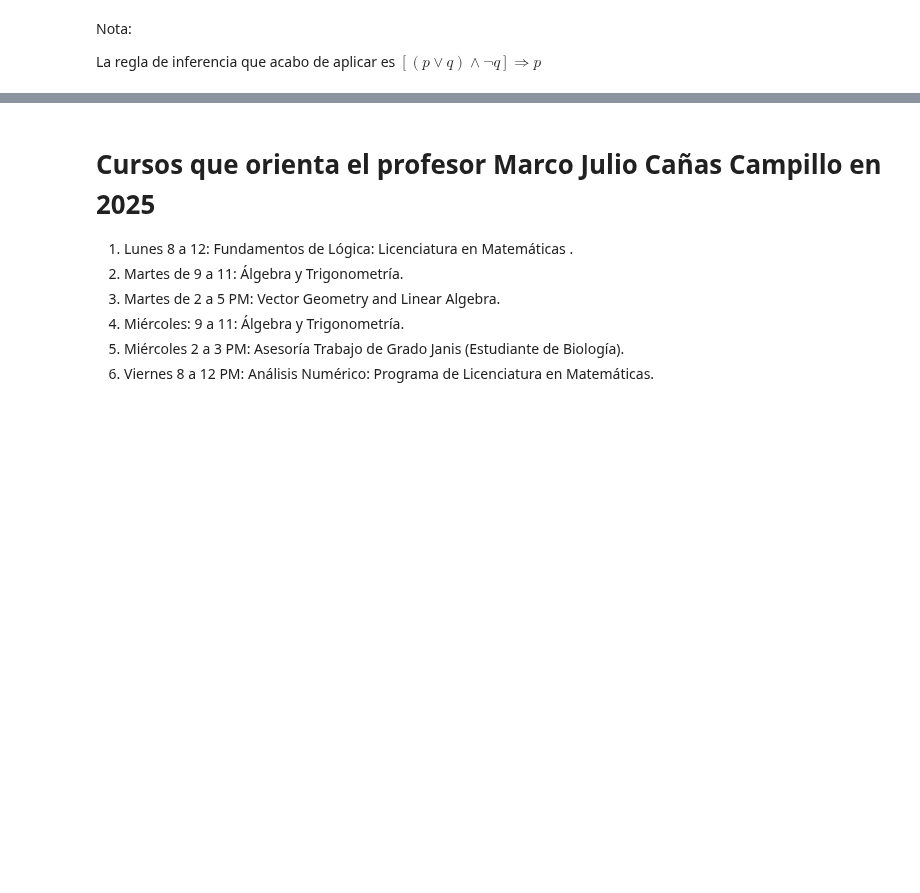
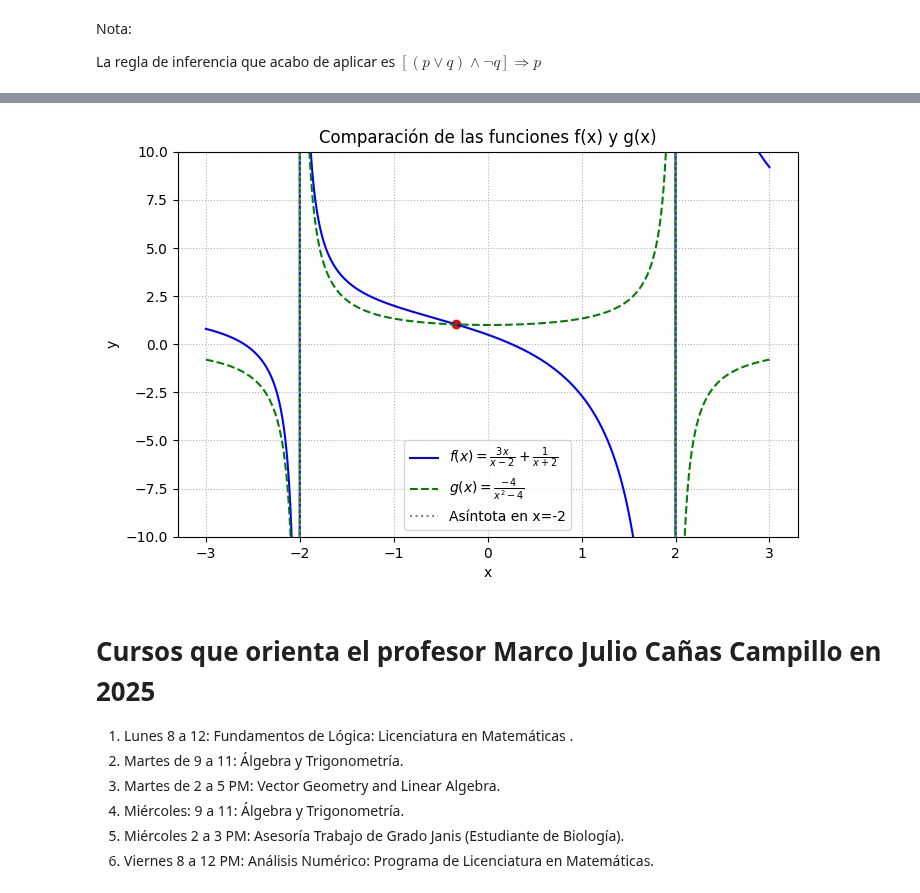
Before and after one commit to marco-canas/algebra_y_trigonometria, a Jupyter notebook: 2_planeacion/1_classes/3_unidad_2_ecuaciones_e_inecuaciones/2_3_ecuaciones_cuadraticas/5_ejercicios_resueltos/ejer_14_sec_2_3_ecuaciones_cuadraticas.ipynb, the cells around one changed output, grey strips where cells are left out. Drawn from its saved outputs; the diff is of its cells as text; code cells hidden in the pictures; blank space fills up the shorter version.

Commit message:
ejercicio 14 con solución gráfica con matplotlib

```diff
--- a/2_planeacion/1_classes/3_unidad_2_ecuaciones_e_inecuaciones/2_3_ecuaciones_cuadraticas/5_ejercicios_resueltos/ejer_14_sec_2_3_ecuaciones_cuadraticas.ipynb
+++ b/2_planeacion/1_classes/3_unidad_2_ecuaciones_e_inecuaciones/2_3_ecuaciones_cuadraticas/5_ejercicios_resueltos/ejer_14_sec_2_3_ecuaciones_cuadraticas.ipynb
@@ -195,3 +206,37 @@ La regla de inferencia que acabo de aplicar es $[(p \lor q) \land \neg q] \Right
+# %%
+
+import numpy as np
+import matplotlib.pyplot as plt
+
+# Definición del dominio, evitando los puntos donde el denominador es cero
+x = np.linspace(-3, 3, 1000)
+x = x[(x != -2) & (x != 2)]  # excluir x = -2 y x = 2
+
+# Definición de las funciones
+f = (3*x)/(x - 2) + (1/(x + 2))
+g = (-4)/(x**2 - 4)
+
+# Gráfica
+plt.figure(figsize=(8,5))
+plt.plot(x, f, label=r"$f(x) = \frac{3x}{x-2} + \frac{1}{x+2}$", color='blue')
+plt.plot(x, g, label=r"$g(x) = \frac{-4}{x^{2} - 4}$", color='green', linestyle='--')
+plt.scatter([-1/3], [(-4)/((1/3)**2 - 4)], color = 'red')
+
+# Líneas verticales para las asíntotas
+plt.axvline(x=-2, color='gray', linestyle=':', label='Asíntota en x=-2')
+plt.axvline(x=2, color='gray', linestyle=':')
+
+# Detalles del gráfico
+plt.title("Comparación de las funciones f(x) y g(x)")
+plt.xlabel("x")
+plt.ylabel("y")
+plt.ylim(-10, 10)
+plt.grid(True, linestyle=':')
+plt.legend()
+plt.savefig(r"C:\Users\marco\Downloads\ejer_14_sec_2_3_ecuaciones_cuadraticas.jpg")
+plt.show()
+# %% [output]
+[figure, added]
 # %% [markdown]
 # Cursos que orienta el profesor Marco Julio Cañas Campillo en 2025
 
```
Also changed, not shown: parts of 6 cells of this notebook, 1 other file.
